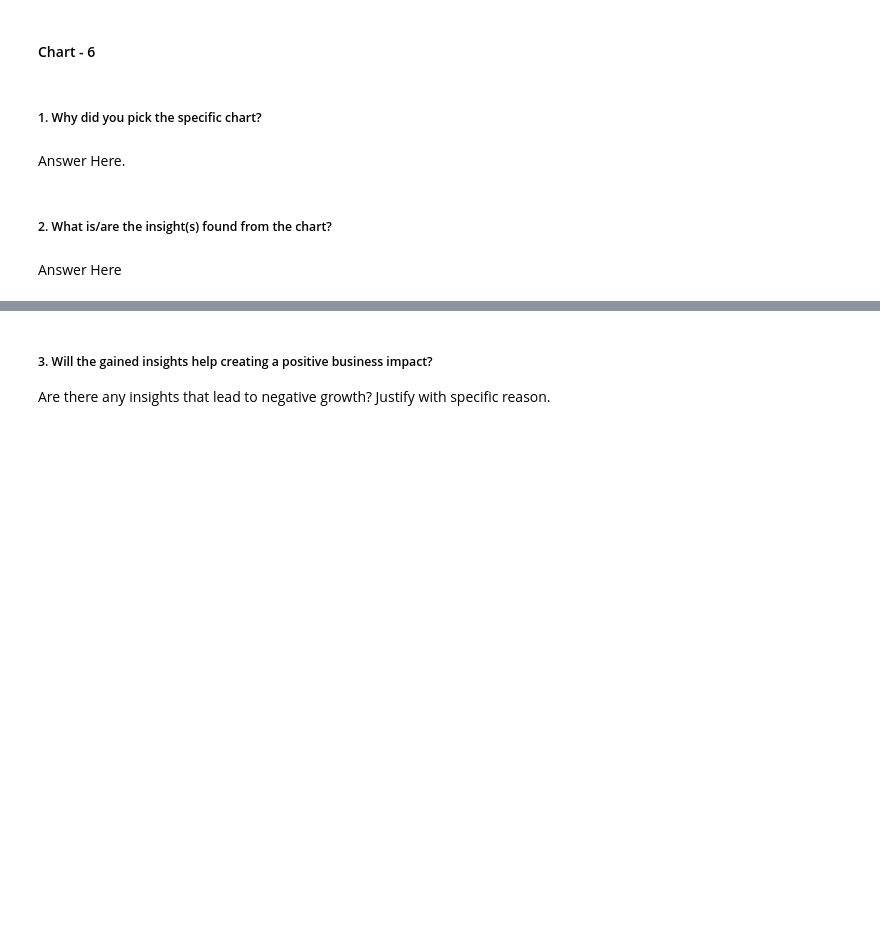
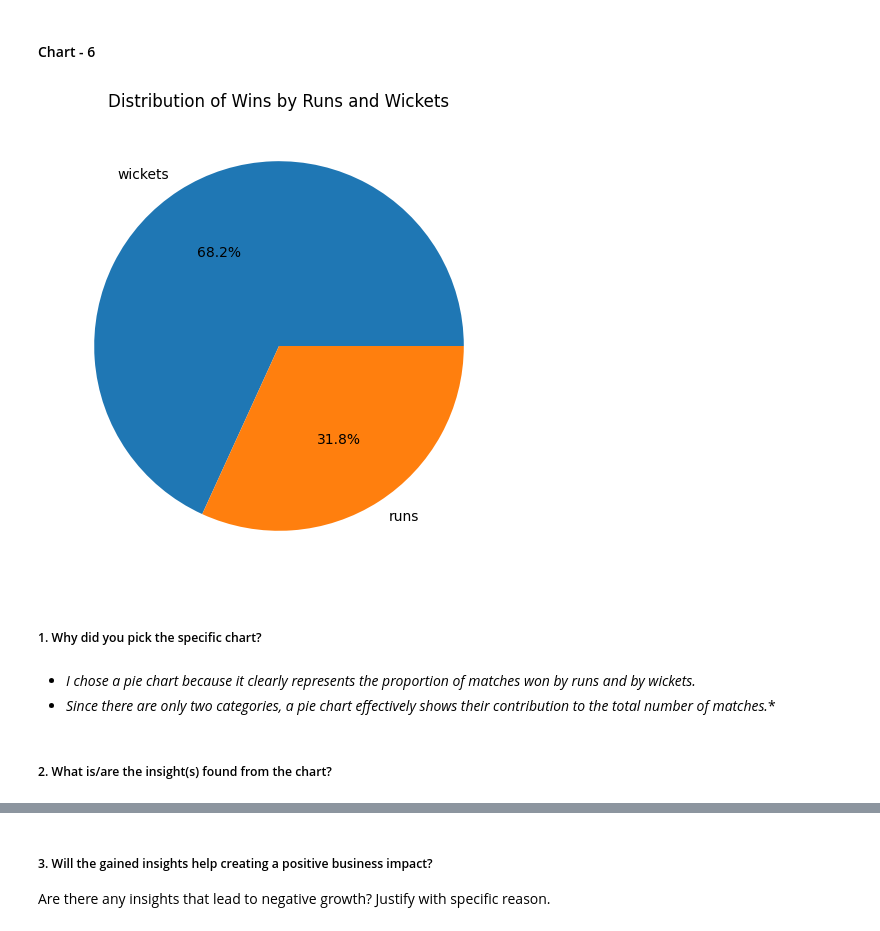
Before and after one commit to GEE2007/WPL-Inaugural-Analytics, a Jupyter notebook: WPL_Inaugural_Analytics.ipynb, the cells around one changed output, grey strips where cells are left out. Cells and saved outputs as stored; diff of their text form; code cells hidden in the pictures; blank space fills up the shorter version.

```diff
--- a/WPL_Inaugural_Analytics.ipynb
+++ b/WPL_Inaugural_Analytics.ipynb
@@ -708,8 +757,20 @@ Answer Here
+# %%
+# Chart - 6 visualization code
+matches['Win Type'] = matches['margin'].str.extract('(runs|wickets)')
+win_type = matches['Win Type'].value_counts()
+win_type.plot(kind='pie',autopct='%1.1f%%',figsize=(6,6))
+
+plt.title("Distribution of Wins by Runs and Wickets")
+plt.ylabel("")
+plt.show()
+# %% [output]
+[figure, added]
 # %% [markdown]
 ##### 1. Why did you pick the specific chart?
-# %% [markdown]
-Answer Here.
+# %% [markdown]
+
+
+*   *I chose a pie chart because it clearly represents the proportion of matches won by runs and by wickets.*
+*   *Since there are only two categories, a pie chart effectively shows their contribution to the total number of matches.**
 # %% [markdown]
 ##### 2. What is/are the insight(s) found from the chart?
-# %% [markdown]
-Answer Here
```
Also changed, not shown: parts of 31 cells of this notebook.
